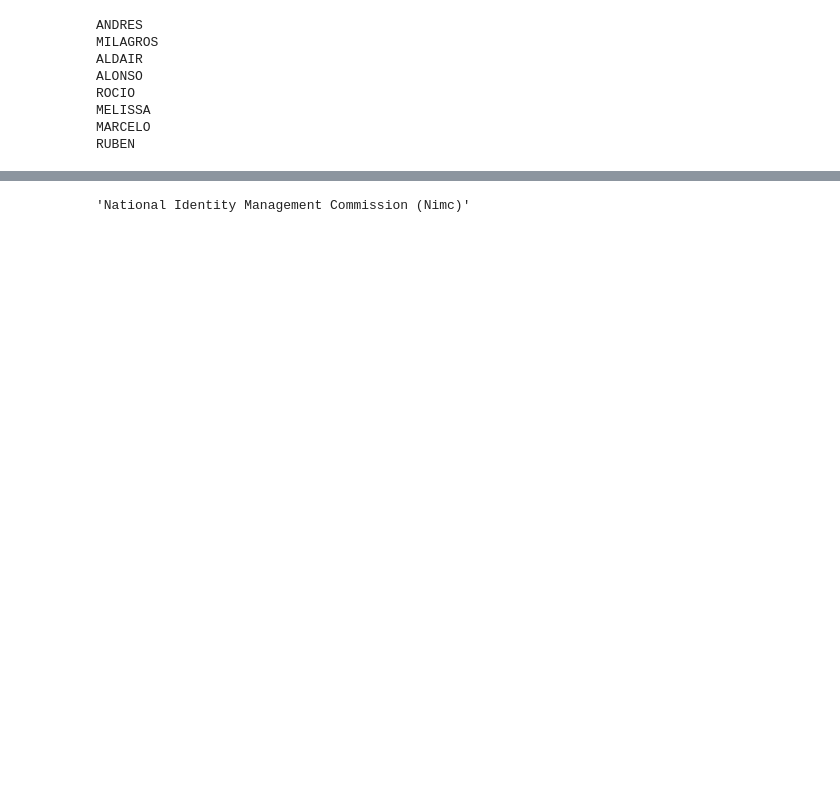
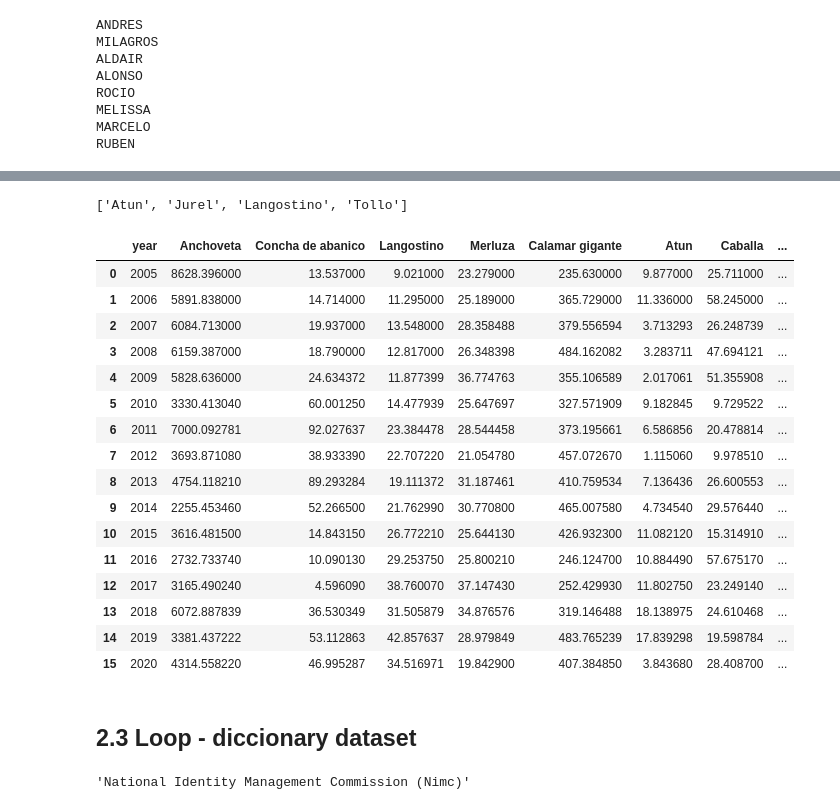
Before and after one commit to Robertopucp/1ECO35_R_PYTHON, a Jupyter notebook: Trabajo_grupal/WH2/Solution_code/HW2_python.ipynb, the cells around one changed output, grey strips where cells are left out. Cells and saved outputs as stored; diff of their text form; code cells hidden in the pictures; blank space fills up the shorter version.

```diff
--- a/Trabajo_grupal/WH2/Solution_code/HW2_python.ipynb
+++ b/Trabajo_grupal/WH2/Solution_code/HW2_python.ipynb
@@ -173,0 +218,3 @@ Coeficientes
+# %%
+col_names = production_fish.columns.to_list()
+col_names
@@ -174,3 +237,38 @@ Coeficientes
+# %%
+# filter by particular fish production
+
+index = [6,8,3,13]  # index of particular fish production
+
+col_names = [col_names[i] for i in index]
+# %%
+col_names
+# %% [output]
+['Atun', 'Jurel', 'Langostino', 'Tollo']
+# %%
+for col in col_names:
+    production_fish[ f'%{col}' ]  = production_fish[ f'{col}' ] * 100 / production_fish[ 'total_production' ]
+# %%
+production_fish
+# %% [output]
+|  | year | Anchoveta | Concha de abanico | Langostino | Merluza | Calamar gigante | Atun | Caballa | ... |
+| 0 | 2005 | 8628.396000 | 13.537000 | 9.021000 | 23.279000 | 235.630000 | 9.877000 | 25.711000 | ... |
+| 1 | 2006 | 5891.838000 | 14.714000 | 11.295000 | 25.189000 | 365.729000 | 11.336000 | 58.245000 | ... |
+| 2 | 2007 | 6084.713000 | 19.937000 | 13.548000 | 28.358488 | 379.556594 | 3.713293 | 26.248739 | ... |
+| 3 | 2008 | 6159.387000 | 18.790000 | 12.817000 | 26.348398 | 484.162082 | 3.283711 | 47.694121 | ... |
+| 4 | 2009 | 5828.636000 | 24.634372 | 11.877399 | 36.774763 | 355.106589 | 2.017061 | 51.355908 | ... |
+| 5 | 2010 | 3330.413040 | 60.001250 | 14.477939 | 25.647697 | 327.571909 | 9.182845 | 9.729522 | ... |
+| 6 | 2011 | 7000.092781 | 92.027637 | 23.384478 | 28.544458 | 373.195661 | 6.586856 | 20.478814 | ... |
+| 7 | 2012 | 3693.871080 | 38.933390 | 22.707220 | 21.054780 | 457.072670 | 1.115060 | 9.978510 | ... |
+| 8 | 2013 | 4754.118210 | 89.293284 | 19.111372 | 31.187461 | 410.759534 | 7.136436 | 26.600553 | ... |
+| 9 | 2014 | 2255.453460 | 52.266500 | 21.762990 | 30.770800 | 465.007580 | 4.734540 | 29.576440 | ... |
+| 10 | 2015 | 3616.481500 | 14.843150 | 26.772210 | 25.644130 | 426.932300 | 11.082120 | 15.314910 | ... |
+| 11 | 2016 | 2732.733740 | 10.090130 | 29.253750 | 25.800210 | 246.124700 | 10.884490 | 57.675170 | ... |
+| 12 | 2017 | 3165.490240 | 4.596090 | 38.760070 | 37.147430 | 252.429930 | 11.802750 | 23.249140 | ... |
+| 13 | 2018 | 6072.887839 | 36.530349 | 31.505879 | 34.876576 | 319.146488 | 18.138975 | 24.610468 | ... |
+| 14 | 2019 | 3381.437222 | 53.112863 | 42.857637 | 28.979849 | 483.765239 | 17.839298 | 19.598784 | ... |
+| 15 | 2020 | 4314.558220 | 46.995287 | 34.516971 | 19.842900 | 407.384850 | 3.843680 | 28.408700 | ... |
+# %% [markdown]
+## 2.3 Loop - diccionary dataset
 # %%
 import pickle  # load dictionary dataset
 from tqdm import tqdm   #packages to mesuare time's loop
```
Also changed, not shown: parts of 22 cells of this notebook, 5 other files.
